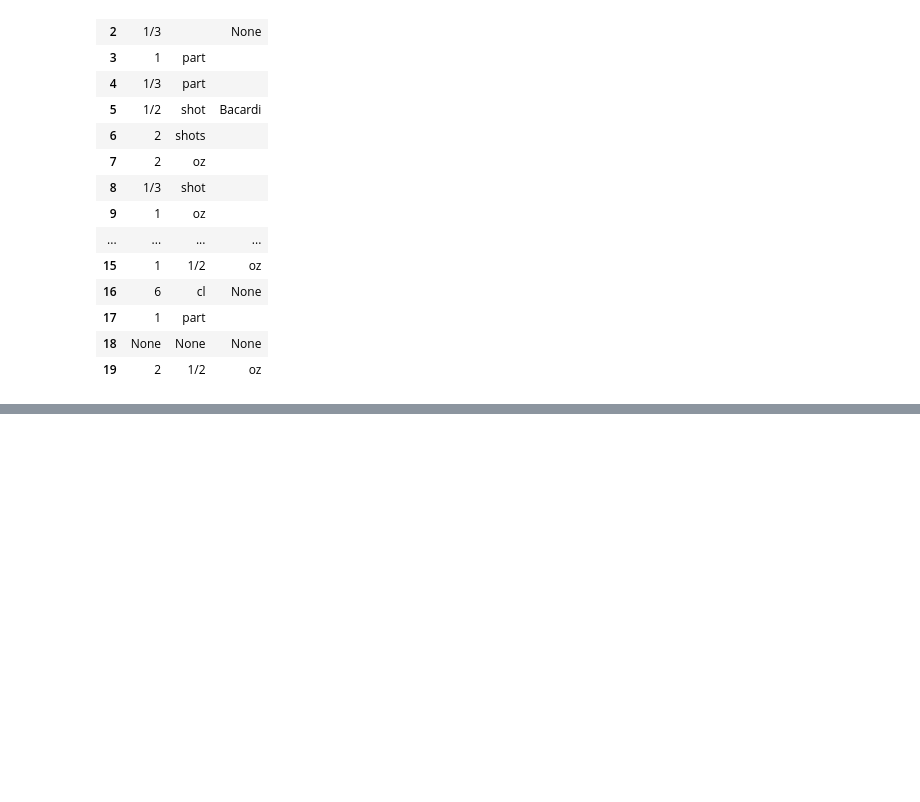
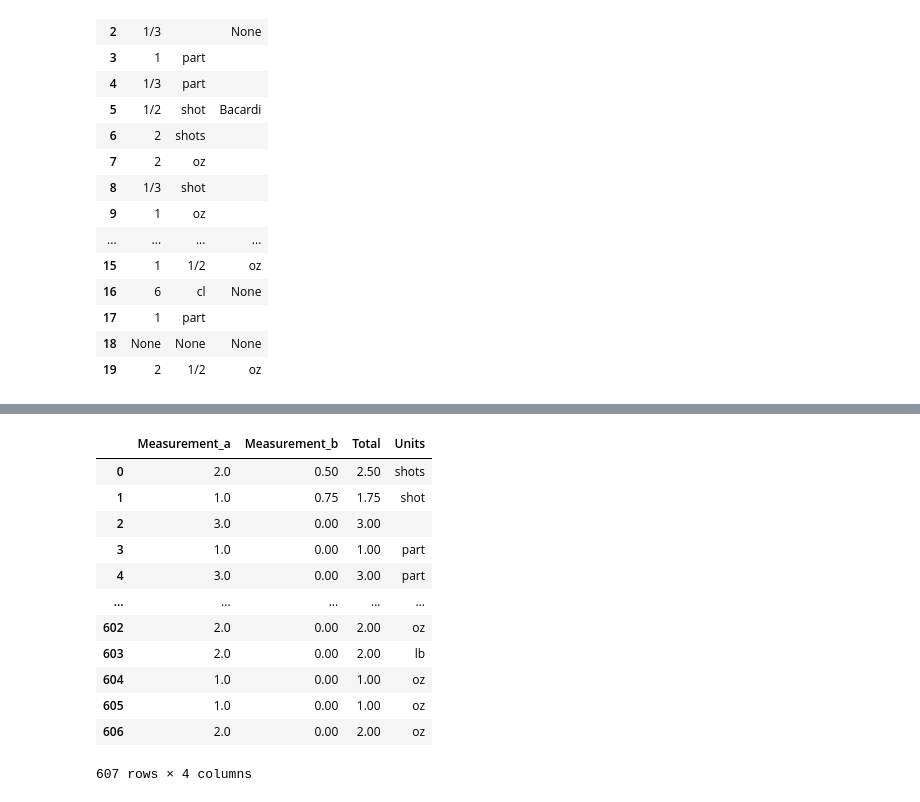
Before and after one commit to rclassit/Project-2, a Jupyter notebook: test_string_split.ipynb, the cells around one changed output, grey strips where cells are left out. Saved outputs shown, nothing was run; the diff lists cells and outputs as text; code cells hidden in the pictures; blank space fills up the shorter version.

```diff
--- a/test_string_split.ipynb
+++ b/test_string_split.ipynb
@@ -137,0 +151,4 @@ measurements_df
+# %%
+split_measurements_df = pd.DataFrame(measurements_df['Measurements'].str.split(' ',1).tolist(),
+                                 columns = ['Measurement_a','Measurement_b'])
+split_measurements_df
@@ -137,0 +169,23 @@ measurements_df
+# %%
+# ['1/2', '3/4', '', None, '2/3', '1/4']
+split_measurements_df['Measurement_b'] = split_measurements_df['Measurement_b'].replace(['1/2','3/4','2/3','1/4'],[.5,.75,.66,.25])
+split_measurements_df['Measurement_a'] = pd.to_numeric(split_measurements_df['Measurement_a'], errors='coerce')
+split_measurements_df['Measurement_b'] = pd.to_numeric(split_measurements_df['Measurement_b'], errors='coerce')
+split_measurements_df['Measurement_b'] = split_measurements_df['Measurement_b'].fillna(0)
+split_measurements_df['Total'] = split_measurements_df['Measurement_a'] + split_measurements_df['Measurement_b']
+split_measurements_df['Units'] = units
+split_measurements_df
+# %% [output]
+|  | Measurement_a | Measurement_b | Total | Units |
+| 0 | 2.0 | 0.50 | 2.50 | shots |
+| 1 | 1.0 | 0.75 | 1.75 | shot |
+| 2 | 3.0 | 0.00 | 3.00 |  |
+| 3 | 1.0 | 0.00 | 1.00 | part |
+| 4 | 3.0 | 0.00 | 3.00 | part |
+| ... | ... | ... | ... | ... |
+| 602 | 2.0 | 0.00 | 2.00 | oz |
+| 603 | 2.0 | 0.00 | 2.00 | lb |
+| 604 | 1.0 | 0.00 | 1.00 | oz |
+| 605 | 1.0 | 0.00 | 1.00 | oz |
+| 606 | 2.0 | 0.00 | 2.00 | oz |
+607 rows × 4 columns
```
Also changed, not shown: parts of 7 cells of this notebook.
